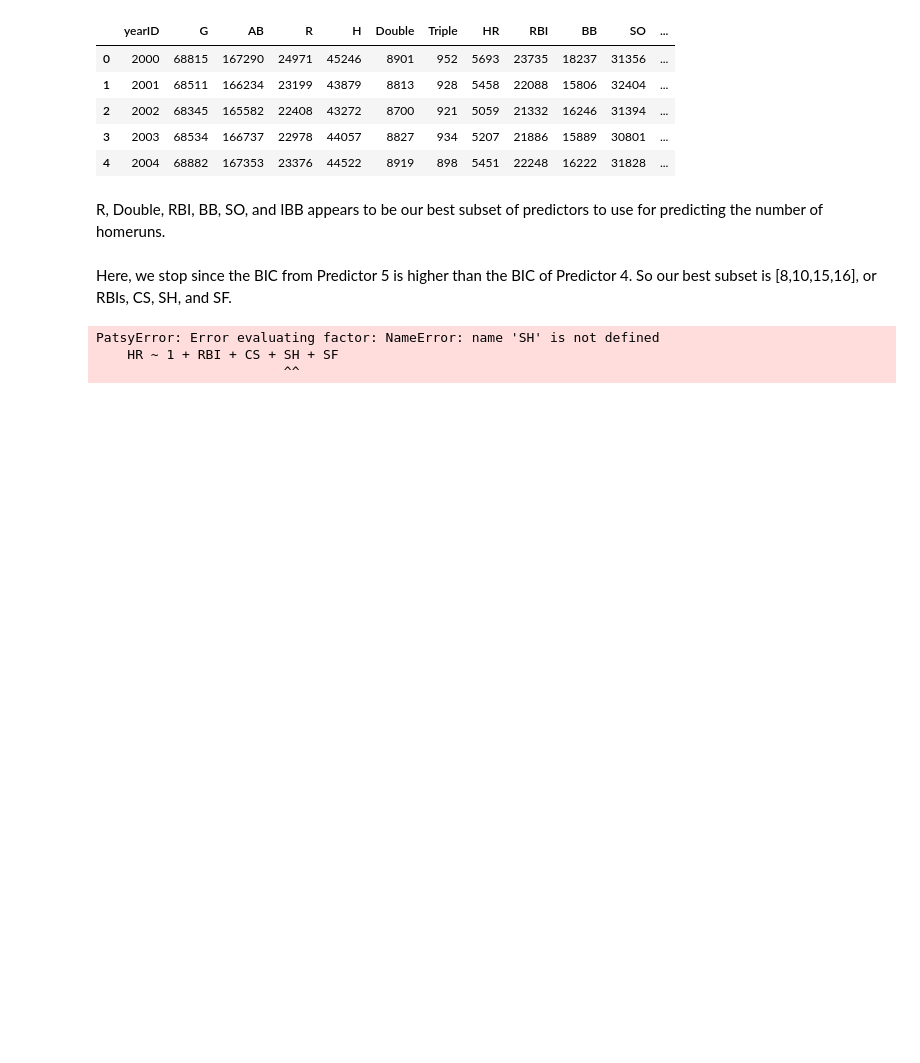
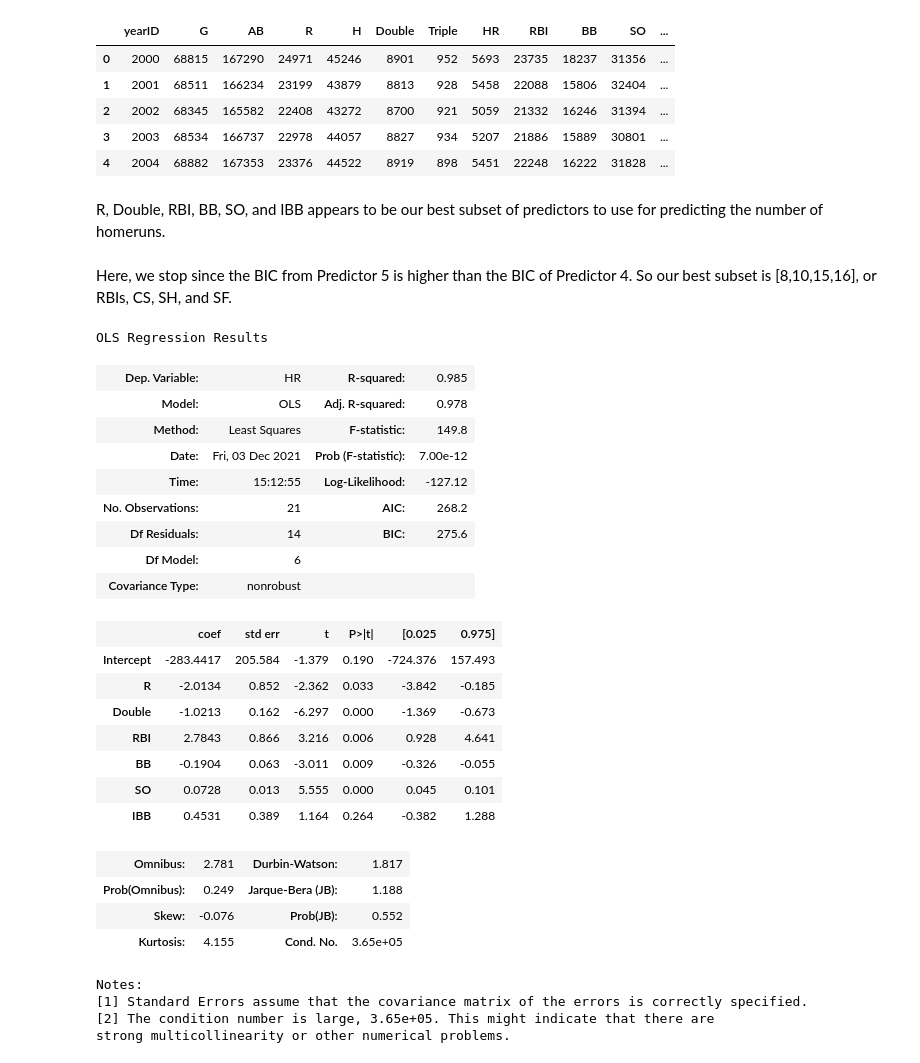
Before and after one commit to dswetlik/BaseballHRPrediction, a Jupyter notebook: BaseballReport.ipynb, the cells around one changed output. Drawn from its saved outputs; the diff is of its cells as text; code cells hidden in the pictures; blank space fills up the shorter version.

```diff
--- a/BaseballReport.ipynb
+++ b/BaseballReport.ipynb
@@ -378,12 +353,35 @@ R, Double, RBI, BB, SO, and IBB appears to be our best subset of predictors to u
 # %% [markdown]
 Here, we stop since the BIC from Predictor 5 is higher than the BIC of Predictor 4. So our best subset is [8,10,15,16], or RBIs, CS, SH, and SF.
 # %%
-mod = smf.ols(formula='HR ~ 1 + RBI + CS + SH + SF', data = newBaseball)
+mod = smf.ols(formula='HR ~ 1 + R + Double + RBI + BB + SO + IBB', data = newBaseball)
 res = mod.fit()
 res.summary()
 # %% [output]
-PatsyError: Error evaluating factor: NameError: name 'SH' is not defined
-    HR ~ 1 + RBI + CS + SH + SF
-                        ^^
+OLS Regression Results
+| Dep. Variable: | HR | R-squared: | 0.985 |
+| Model: | OLS | Adj. R-squared: | 0.978 |
+| Method: | Least Squares | F-statistic: | 149.8 |
+| Date: | Fri, 03 Dec 2021 | Prob (F-statistic): | 7.00e-12 |
+| Time: | 15:12:55 | Log-Likelihood: | -127.12 |
+| No. Observations: | 21 | AIC: | 268.2 |
+| Df Residuals: | 14 | BIC: | 275.6 |
+| Df Model: | 6 |  |  |
+| Covariance Type: | nonrobust |  |  |
+|  | coef | std err | t | P>|t| | [0.025 | 0.975] |
+| Intercept | -283.4417 | 205.584 | -1.379 | 0.190 | -724.376 | 157.493 |
+| R | -2.0134 | 0.852 | -2.362 | 0.033 | -3.842 | -0.185 |
+| Double | -1.0213 | 0.162 | -6.297 | 0.000 | -1.369 | -0.673 |
+| RBI | 2.7843 | 0.866 | 3.216 | 0.006 | 0.928 | 4.641 |
+| BB | -0.1904 | 0.063 | -3.011 | 0.009 | -0.326 | -0.055 |
+| SO | 0.0728 | 0.013 | 5.555 | 0.000 | 0.045 | 0.101 |
+| IBB | 0.4531 | 0.389 | 1.164 | 0.264 | -0.382 | 1.288 |
+| Omnibus: | 2.781 | Durbin-Watson: | 1.817 |
+| Prob(Omnibus): | 0.249 | Jarque-Bera (JB): | 1.188 |
+| Skew: | -0.076 | Prob(JB): | 0.552 |
+| Kurtosis: | 4.155 | Cond. No. | 3.65e+05 |
+Notes:
+[1] Standard Errors assume that the covariance matrix of the errors is correctly specified.
+[2] The condition number is large, 3.65e+05. This might indicate that there are
+strong multicollinearity or other numerical problems.
 # %%
 plt.figure(dpi = 150)
```
Also changed, not shown: parts of 8 cells of this notebook.
